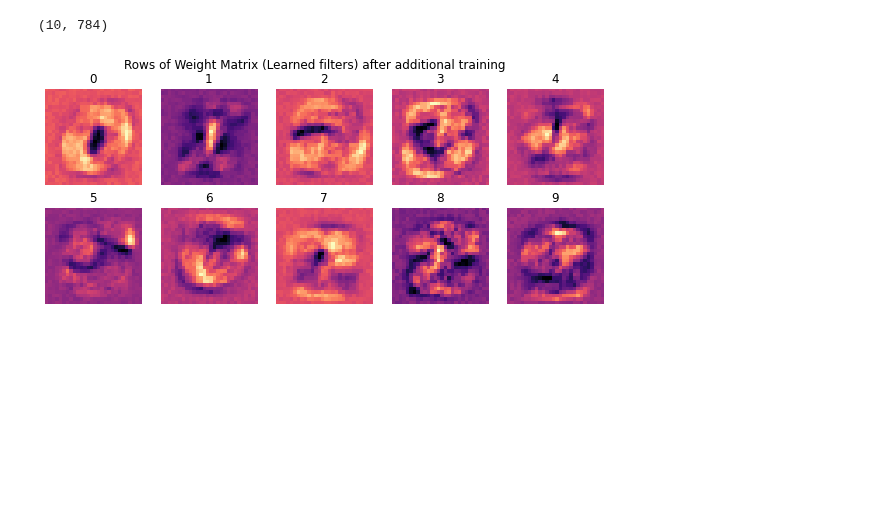
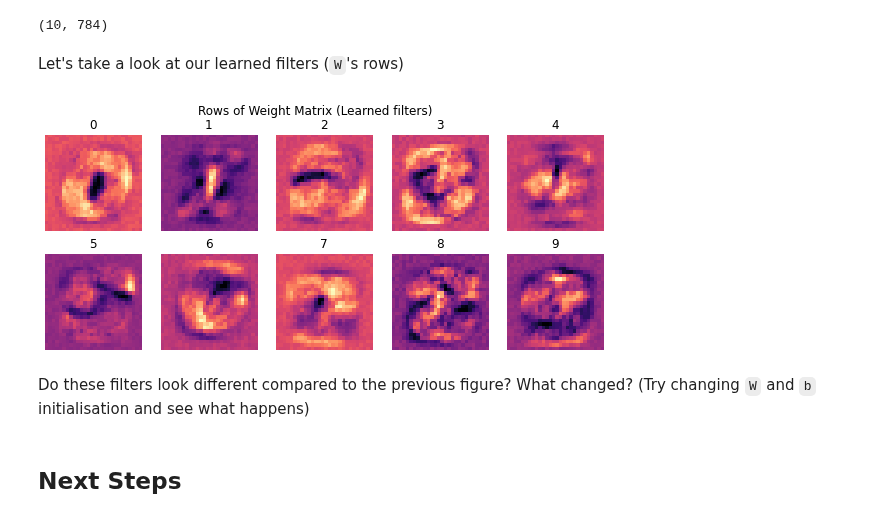
Before and after one commit to mshagirov/lanyon, a Jupyter notebook: _notebooks/ML_journal_club_01.ipynb, the cells around one changed output. Drawn from its saved outputs; the diff is of its cells as text; code cells hidden in the pictures; blank space fills up the shorter version.

```diff
--- a/_notebooks/ML_journal_club_01.ipynb
+++ b/_notebooks/ML_journal_club_01.ipynb
@@ -537,15 +547,21 @@ W_trained = list(model.parameters())[0].detach().cpu().numpy()
 W_trained.shape
 # %% [output]
 (10, 784)
+# %% [markdown]
+Let's take a look at our learned filters (`W`'s rows)
 # %%
 _, axs = plt.subplots(ncols=5,nrows=2,figsize=[10,4])
 
 for k,ax in enumerate(axs.ravel()):
   Wrow= W_trained[k,:].reshape(28,28)
   ax.imshow(Wrow,cmap='magma')
   ax.set_title(f'{k}')
   ax.axis(False)
-plt.suptitle('Rows of Weight Matrix (Learned filters) after additional training');
+plt.suptitle('Rows of Weight Matrix (Learned filters)');
 plt.show()
 # %% [output]
-[figure, old version]
+[figure, new version]
+# %% [markdown]
+Do these filters look different compared to the previous figure? What changed? (Try changing `W` and `b` initialisation and see what happens)
+# %% [markdown]
+## Next Steps
```
Also changed, not shown: parts of 18 cells of this notebook.
